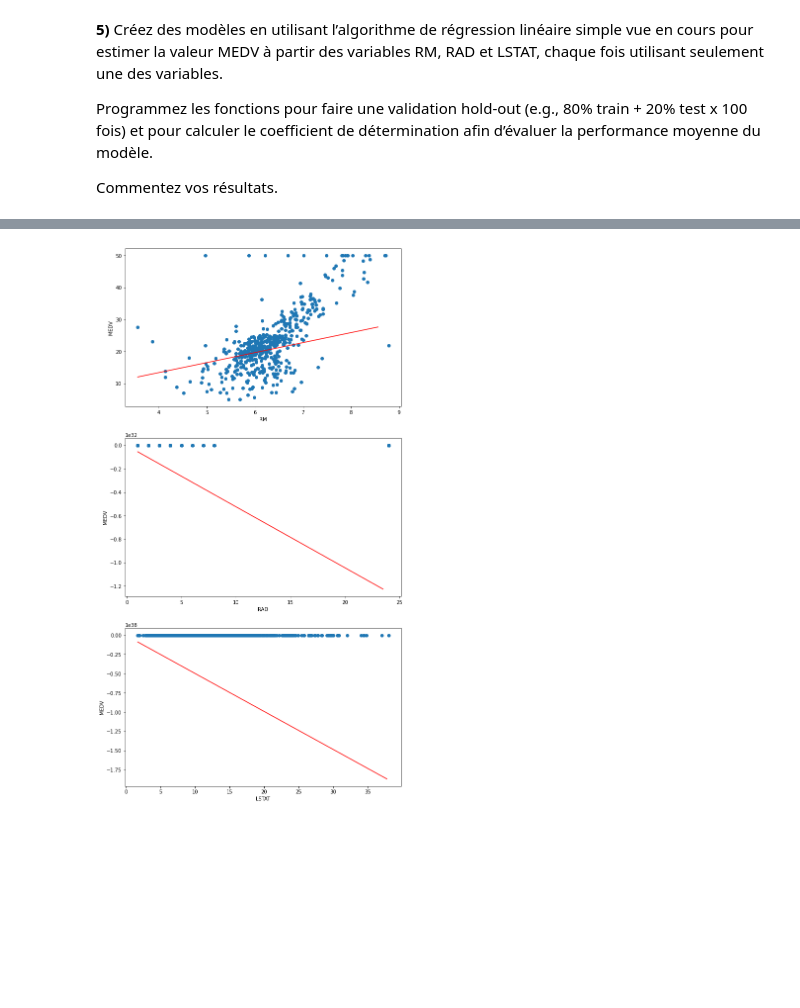
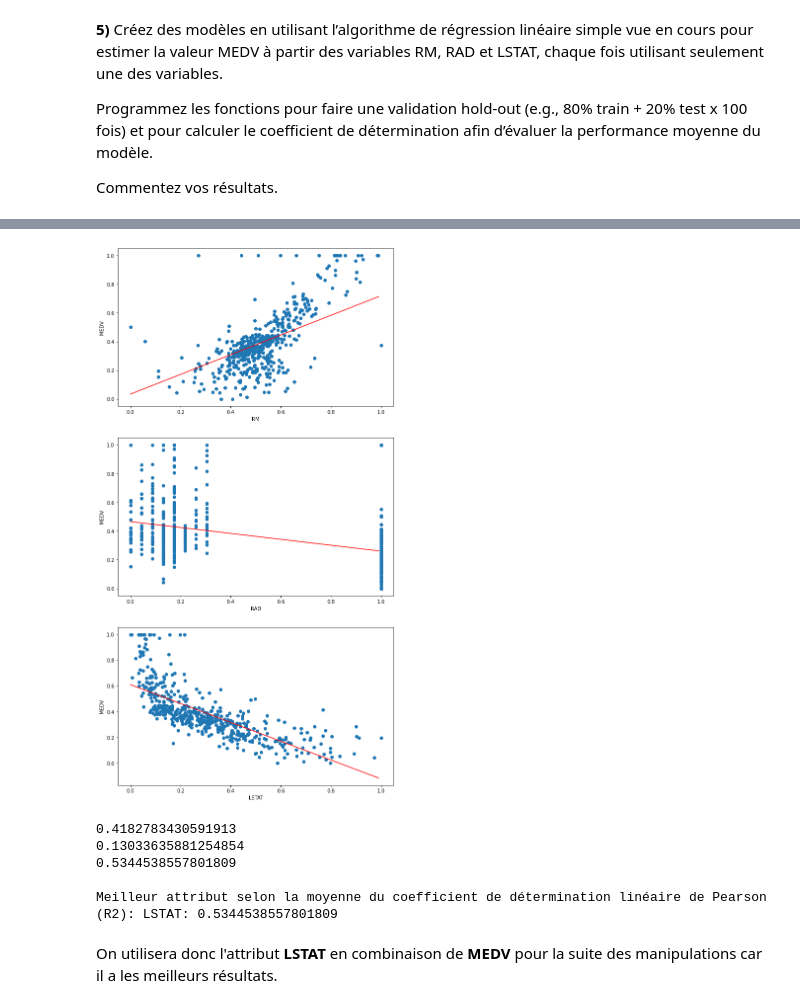
Before and after one commit to heig-vkaelin/isd, a Jupyter notebook: Labo5.ipynb, the cells around one changed output, grey strips where cells are left out. Saved outputs shown, nothing was run; the diff lists cells and outputs as text; code cells hidden in the pictures; blank space fills up the shorter version.

```diff
--- a/Labo5.ipynb
+++ b/Labo5.ipynb
@@ -245,25 +246,42 @@ print('FINITO')
 FINITO
 # %%
 fig, ax = plt.subplots(len(linear_regression_attributes), figsize=(10, 20))
-
 
 
 for i in range(len(linear_regression_attributes)):
     attr = linear_regression_attributes[i]
 
     #print(results_by_attributes[attr]['b'])
     #print(results_by_attributes[attr]['m'])
     #print('----')
 
     mean_b = np.mean(results_by_attributes[attr]['b'])
     mean_m = np.mean(results_by_attributes[attr]['m'])
     mean_e = np.mean(results_by_attributes[attr]['e'])
-    x_data = boston_frame[attr]
-    ax[i].scatter(x_data, boston_frame['MEDV'])
-    x = np.arange(x_data.min(), x_data.max(), 0.5)
+
+    x_data = normalized_boston_df[attr]
+    ax[i].scatter(x_data, normalized_boston_df['MEDV'])
+    #x = np.arange(x_data.min(), x_data.max(), 0.5)
+    x = np.arange(0, 1, 0.01)
     ax[i].plot(x, mean_m*x + mean_b, 'r')
     ax[i].set_xlabel(attr)
     ax[i].set_ylabel('MEDV')
     #ax[i].set_ylim([-100, 100])
 # %% [output]
-[figure, old version]
+[figure, new version]
+# %%
+mean_r = [np.mean(results_by_attributes[attr]['r']) for attr in linear_regression_attributes]
+
+best_attr = max(mean_r)
+index_best_attr = mean_r.index(best_attr)
+
+print(*mean_r, sep="\n")
+print(f'\nMeilleur attribut selon la moyenne du coefficient de détermination linéaire de Pearson (R2): {linear_regression_attributes[index_best_attr]}: {best_attr}')
+# %% [output]
+0.4182783430591913
+0.13033635881254854
+0.5344538557801809
+
+Meilleur attribut selon la moyenne du coefficient de détermination linéaire de Pearson (R2): LSTAT: 0.5344538557801809
+# %% [markdown]
+On utilisera donc l'attribut **LSTAT** en combinaison de **MEDV** pour la suite des manipulations car il a les meilleurs résultats.
```
Also changed, not shown: parts of 4 cells of this notebook.
